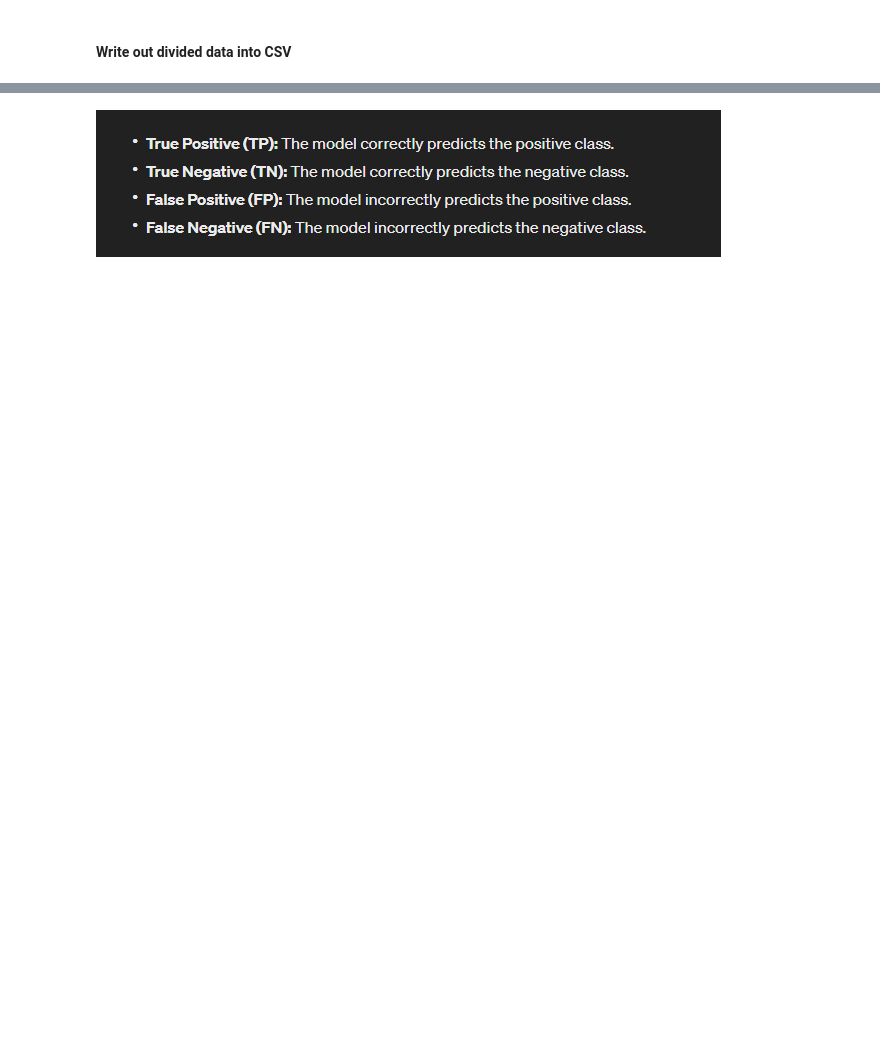
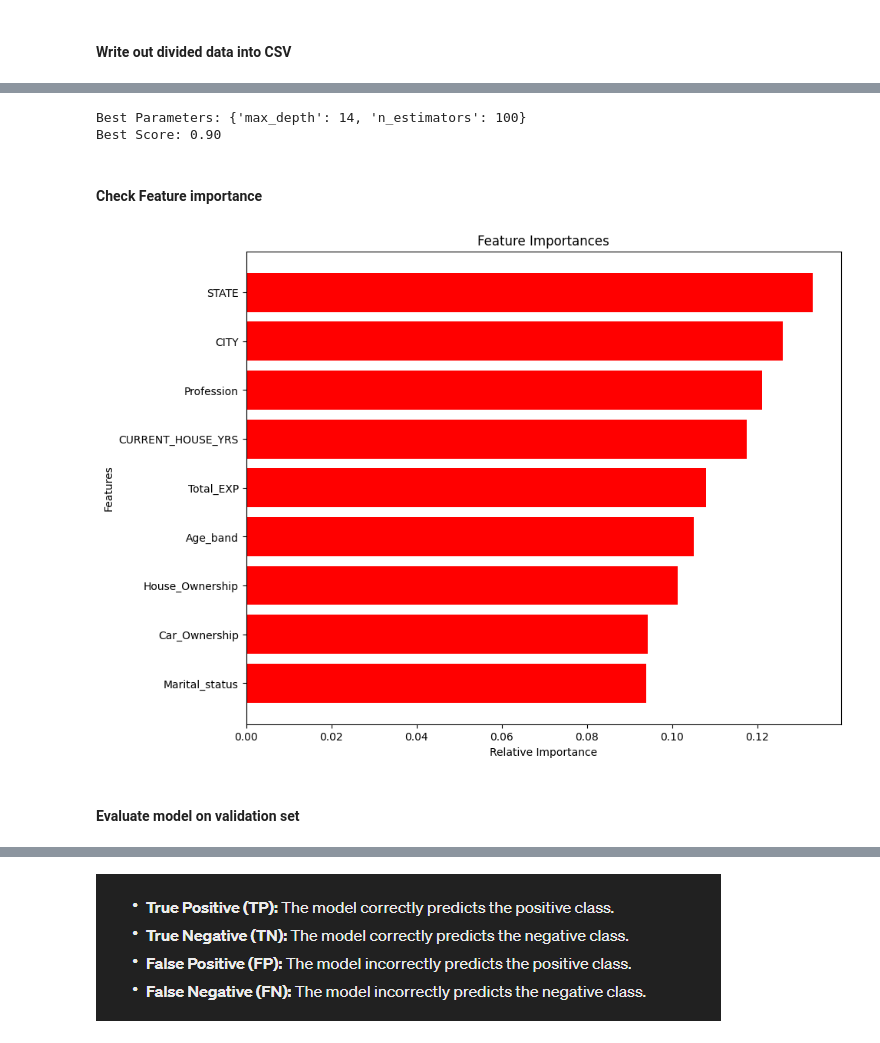
Before and after one commit to Venura-94/End-to-End-Loan-Default-Risk-Model, a Jupyter notebook: research/Experiments.ipynb, the cells around one changed output, grey strips where cells are left out. Cells and saved outputs as stored; diff of their text form; code cells hidden in the pictures; blank space fills up the shorter version.

Commit message:
model changed

```diff
--- a/research/Experiments.ipynb
+++ b/research/Experiments.ipynb
@@ -598,0 +595,51 @@ MAX DEPTH: None / MIN_SAMPLES_SPLIT: 5 / MIN_SAMPLES_LEAF: 2 / MAX_FEATURES: log
+# %%
+import xgboost as xgb
+from sklearn.model_selection import GridSearchCV
+
+# Creating an instance of XGBClassifier
+xgb_model = xgb.XGBClassifier()
+
+# Defining the parameters for GridSearchCV
+parameters = {'n_estimators': [100, 200, 300], 'max_depth': [12, 14, 18, None]}
+
+# Performing GridSearchCV
+cv = GridSearchCV(xgb_model, parameters, cv=5)
+cv.fit(tr_features, tr_labels.values.ravel())
+
+# Function to print the results
+def print_results(cv):
+    print("Best Parameters: {}".format(cv.best_params_))
+    print("Best Score: {:.2f}".format(cv.best_score_))
+
+# Printing the results
+print_results(cv)
+# %% [output]
+Best Parameters: {'max_depth': 14, 'n_estimators': 100}
+Best Score: 0.90
+# %% [markdown]
+#### Check Feature importance
+# %%
+import numpy as np
+import matplotlib.pyplot as plt
+
+# Retrieve the best estimator from the GridSearchCV results
+best_xgb_model = cv.best_estimator_
+
+# Extract feature importances from the best estimator
+feat_imp = best_xgb_model.feature_importances_
+
+# Get the indices that would sort the feature importances in ascending order
+indices = np.argsort(feat_imp)
+
+# Plot the feature importances
+plt.figure(figsize=(10, 8))
+plt.title("Feature Importances")
+plt.barh(range(len(indices)), feat_imp[indices], color='r', align='center')
+plt.yticks(range(len(indices)), [tr_features.columns[i] for i in indices])
+plt.xlabel('Relative Importance')
+plt.ylabel('Features')
+plt.show()
+# %% [output]
+[figure, added]
+# %% [markdown]
+#### Evaluate model on validation set
```
Also changed, not shown: parts of 37 cells of this notebook, 1 other file.
